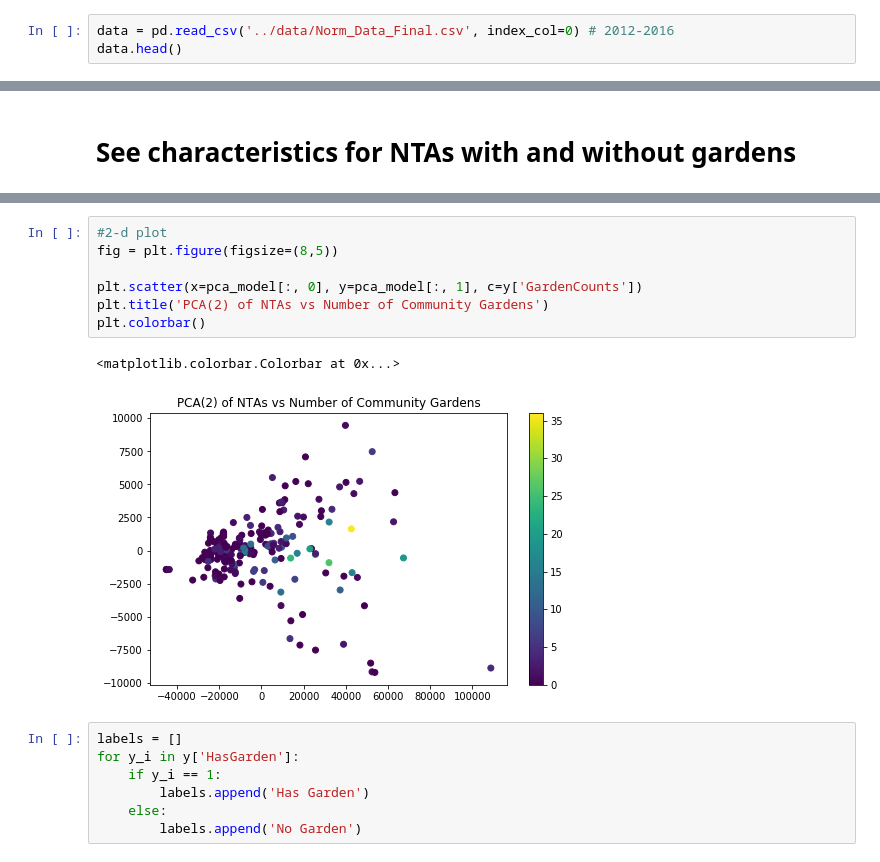
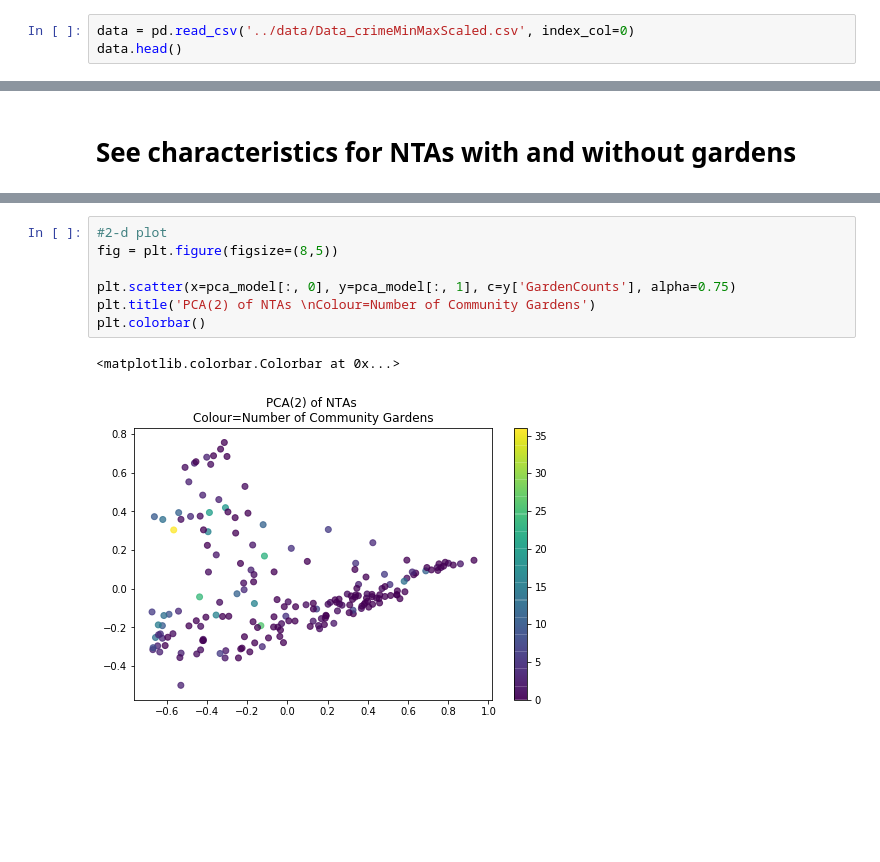
Before and after one commit to leonaisabelle/CUSP-ADS-Project, a Jupyter notebook: modelling_notebooks/PCA.ipynb, the cells around one changed output, grey strips where cells are left out. Cells and saved outputs as stored; diff of their text form; blank space fills up the shorter version.

```diff
--- a/modelling_notebooks/PCA.ipynb
+++ b/modelling_notebooks/PCA.ipynb
@@ -9,6 +4,6 @@ import numpy as np
 from matplotlib.pylab import plt
 %matplotlib inline
 # %%
-data = pd.read_csv('../data/Norm_Data_Final.csv', index_col=0) # 2012-2016
+data = pd.read_csv('../data/Data_crimeMinMaxScaled.csv', index_col=0)
 data.head()
 # %% [output]
@@ -46,20 +45,13 @@ array([0.98188088, 0.99417062, 1.        , 1.        , 1.        ])
 # %%
 #2-d plot
 fig = plt.figure(figsize=(8,5))
 
-plt.scatter(x=pca_model[:, 0], y=pca_model[:, 1], c=y['GardenCounts'])
-plt.title('PCA(2) of NTAs vs Number of Community Gardens')
+plt.scatter(x=pca_model[:, 0], y=pca_model[:, 1], c=y['GardenCounts'], alpha=0.75)
+plt.title('PCA(2) of NTAs \nColour=Number of Community Gardens')
 plt.colorbar()
 # %% [output]
 <matplotlib.colorbar.Colorbar at 0x...>
-[figure, old version]
+[figure, new version]
-# %%
-labels = []
-for y_i in y['HasGarden']:
-    if y_i == 1:
-        labels.append('Has Garden')
-    else:
-        labels.append('No Garden')
 # %%
 #2-d plot
 fig = plt.figure(figsize=(8,5))
```
Also changed, not shown: parts of 7 cells of this notebook.
